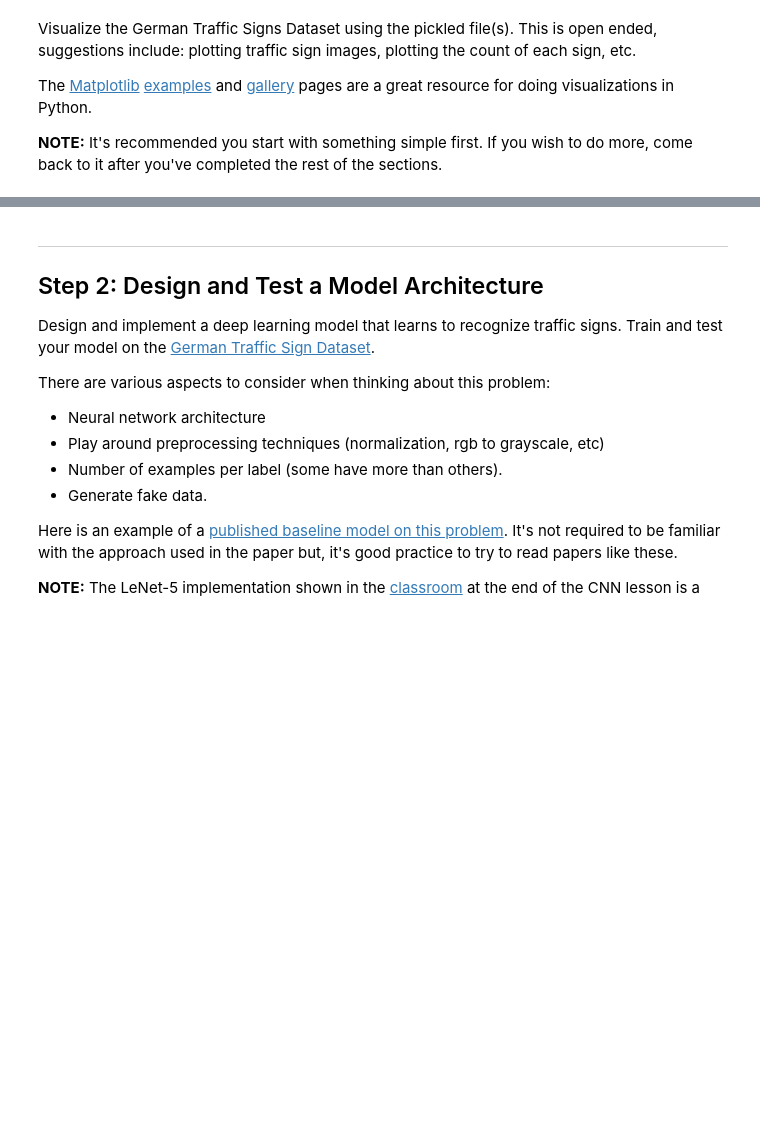
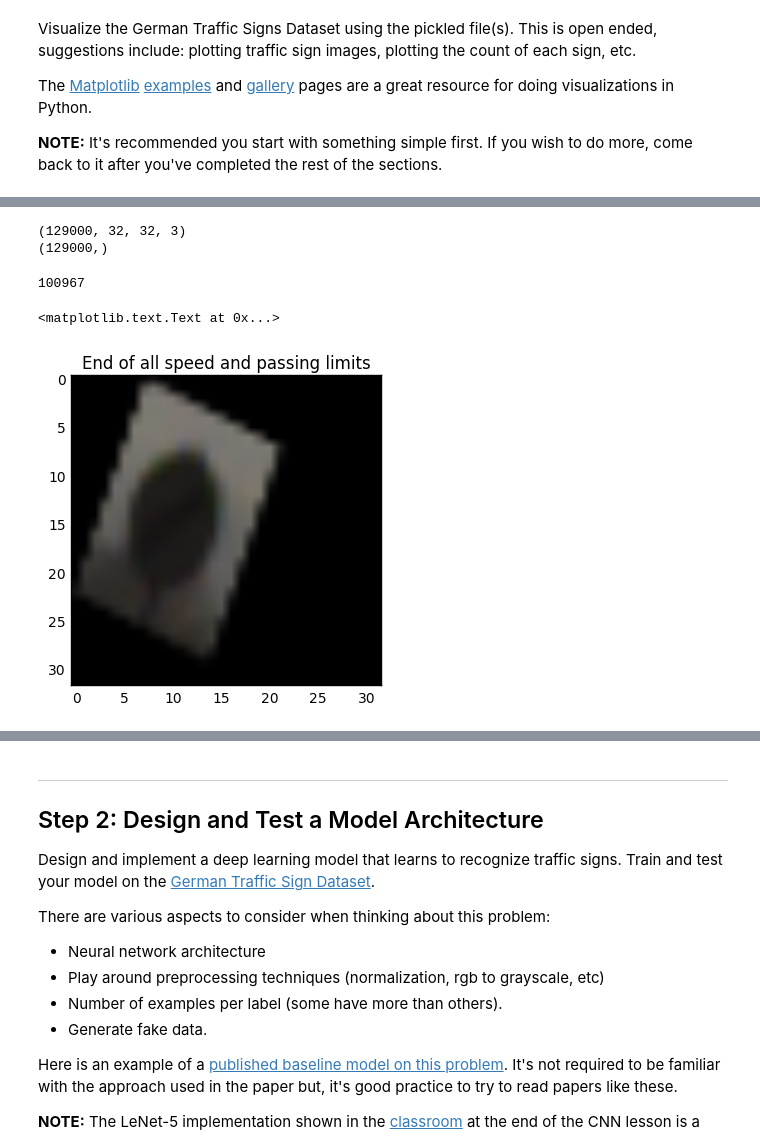
Before and after one commit to hello2all/CarND-Traffic-Sign-Classifier-Project, a Jupyter notebook: Traffic_Sign_Classifier.ipynb, the cells around one changed output, grey strips where cells are left out. Saved outputs shown, nothing was run; the diff lists cells and outputs as text; code cells hidden in the pictures; blank space fills up the shorter version.

```diff
--- a/Traffic_Sign_Classifier.ipynb
+++ b/Traffic_Sign_Classifier.ipynb
@@ -132,0 +198,35 @@ plt.bar(unique, unique_counts)
+# %%
+## create jittered images, fill each lable with 3000 samples for training
+from sklearn.utils import resample
+
+for label, count in enumerate(unique_counts):
+    to_be_generated = traget_samples - count
+
+    X_sample, y_sample = resample(X_train[y_train == label], y_train[y_train == label], n_samples=to_be_generated, random_state=42)
+
+    X_jittered = np.zeros_like(X_sample)
+    # apply transform on each image
+    for idx, image in enumerate(X_sample):
+        X_jittered[idx] = transform_image(image)
+
+    X_train = np.concatenate((X_train,X_jittered))
+    y_train = np.concatenate((y_train, y_sample))
+
+
+print(X_train.shape)
+print(y_train.shape)
+# %% [output]
+(129000, 32, 32, 3)
+(129000,)
+# %%
+# visualize sythetic pictures
+idx = randint(n_train,len(X_train) - 1)
+print(idx)
+plt.imshow(X_train[idx])
+# show sign name
+SignName = SignNames[SignNames['ClassId'] == y_train[idx]]['SignName'].values[0]
+plt.title(SignName)
+# %% [output]
+100967
+<matplotlib.text.Text at 0x...>
+[figure, added]
```
Also changed, not shown: parts of 12 cells of this notebook, 3 other files.
